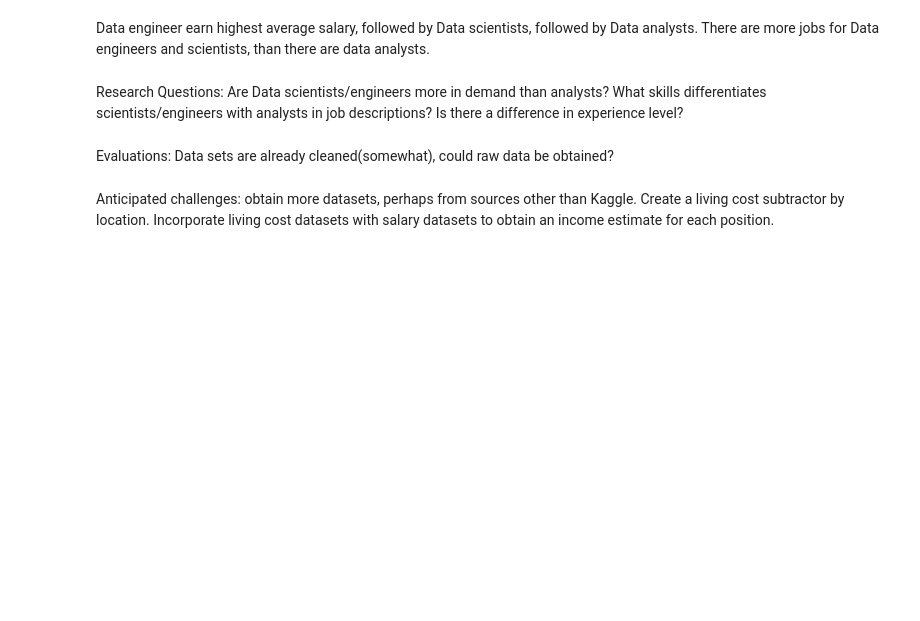
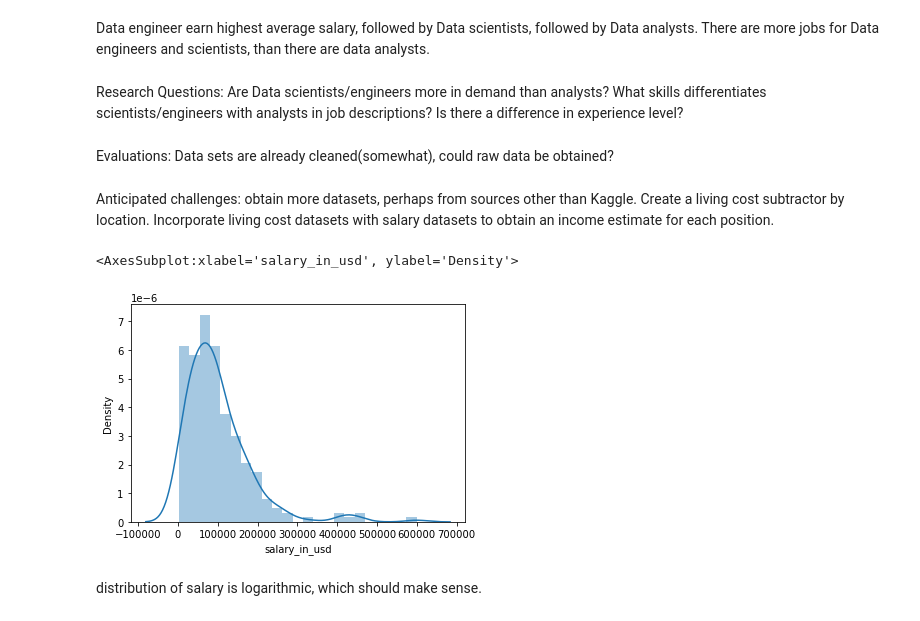
Before and after one commit to guochuanyong/Data-3960-capstone-first-iteration, a Jupyter notebook: first iteration.ipynb, the cells around one changed output. Drawn from its saved outputs; the diff is of its cells as text; code cells hidden in the pictures; blank space fills up the shorter version.

```diff
--- a/first iteration.ipynb
+++ b/first iteration.ipynb
@@ -129,3 +129,10 @@ Research Questions: Are Data scientists/engineers more in demand than analysts?
 Evaluations: Data sets are already cleaned(somewhat), could raw data be obtained?
 # %% [markdown]
 Anticipated challenges: obtain more datasets, perhaps from sources other than Kaggle. Create a living cost subtractor by location. Incorporate living cost datasets with salary datasets to obtain an income estimate for each position.
+# %%
+sns.distplot(df['salary_in_usd'])
+# %% [output]
+<AxesSubplot:xlabel='salary_in_usd', ylabel='Density'>
+[figure, added]
+# %% [markdown]
+distribution of salary is logarithmic, which should make sense.
```
